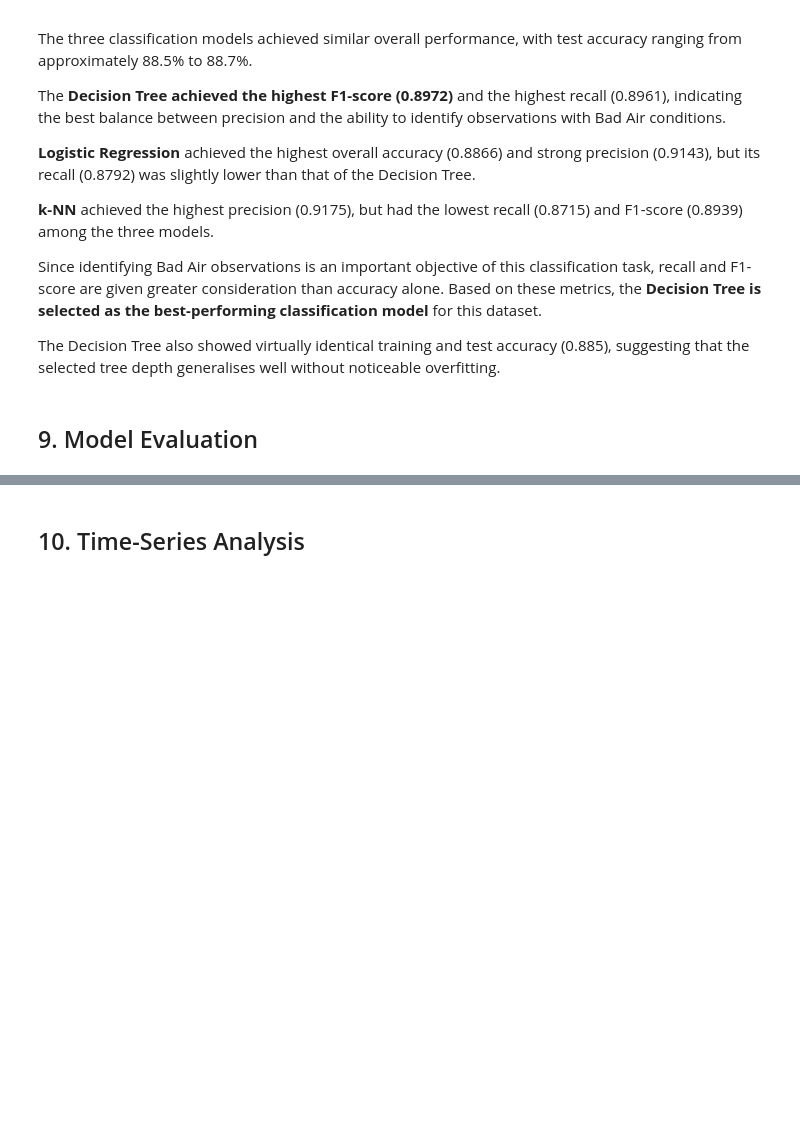
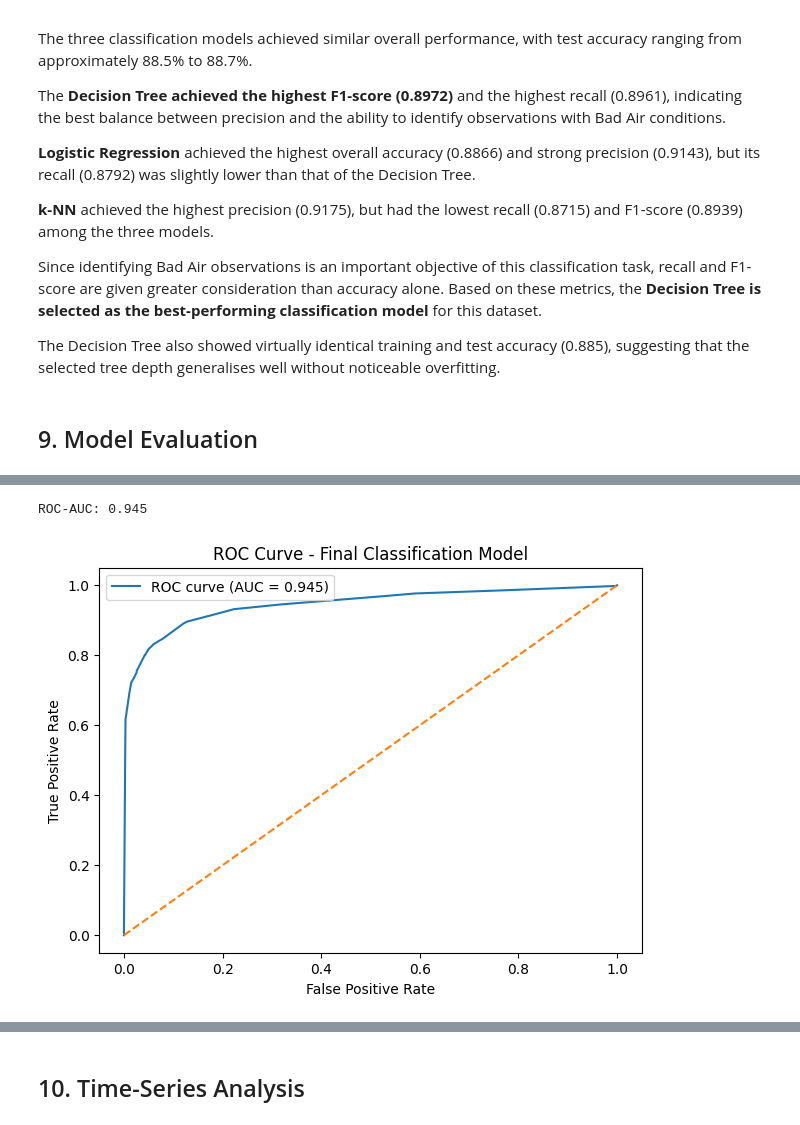
Before and after one commit to shefali-walia/india-air-quality-analysis, a Jupyter notebook: India_Air_Quality_Analysis.ipynb, the cells around one changed output, grey strips where cells are left out. Saved outputs shown, nothing was run; the diff lists cells and outputs as text; code cells hidden in the pictures; blank space fills up the shorter version.

Commit message:
Add Model Evaluation

```diff
--- a/India_Air_Quality_Analysis.ipynb
+++ b/India_Air_Quality_Analysis.ipynb
@@ -1756,0 +1876,32 @@ The Decision Tree also showed virtually identical training and test accuracy (0.
+# %%
+from sklearn.metrics import roc_curve, auc
+
+y_prob = tree.predict_proba(X_test)[:, 1]
+
+fpr, tpr, thresholds = roc_curve(y_test, y_prob)
+auc_score = auc(fpr, tpr)
+
+print(f"ROC-AUC: {auc_score:.3f}")
+
+plt.figure(figsize=(7, 5))
+
+plt.plot(
+    fpr,
+    tpr,
+    label=f'ROC curve (AUC = {auc_score:.3f})'
+)
+
+plt.plot(
+    [0, 1],
+    [0, 1],
+    linestyle='--'
+)
+
+plt.xlabel('False Positive Rate')
+plt.ylabel('True Positive Rate')
+plt.title('ROC Curve - Final Classification Model')
+plt.legend()
+plt.show()
+# %% [output]
+ROC-AUC: 0.945
+[figure, added]
```
Also changed, not shown: parts of 13 cells of this notebook.
